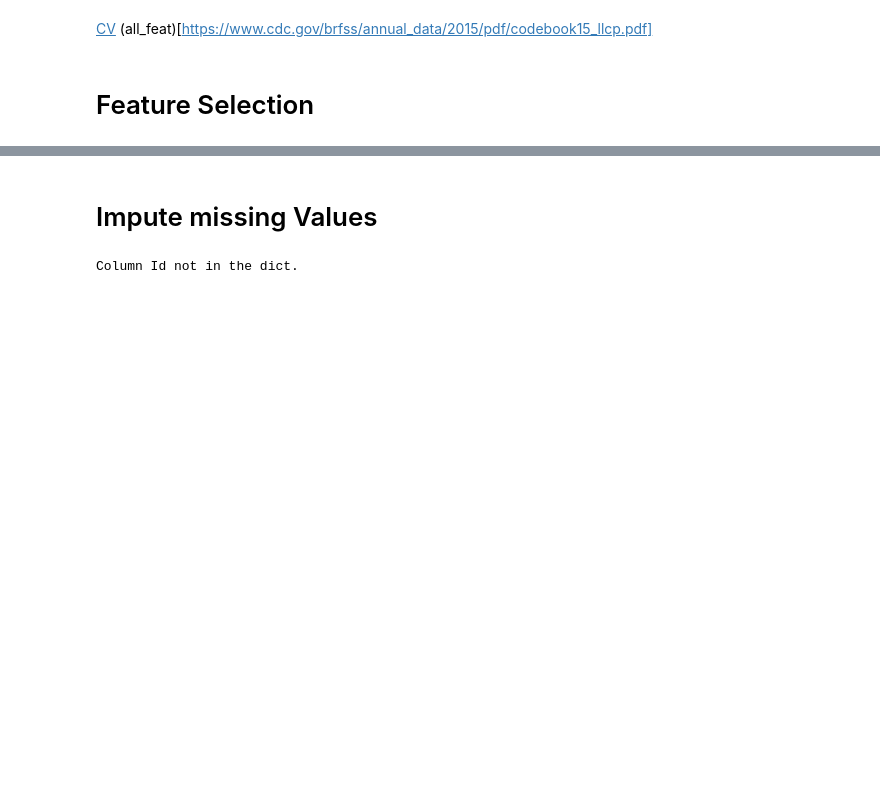
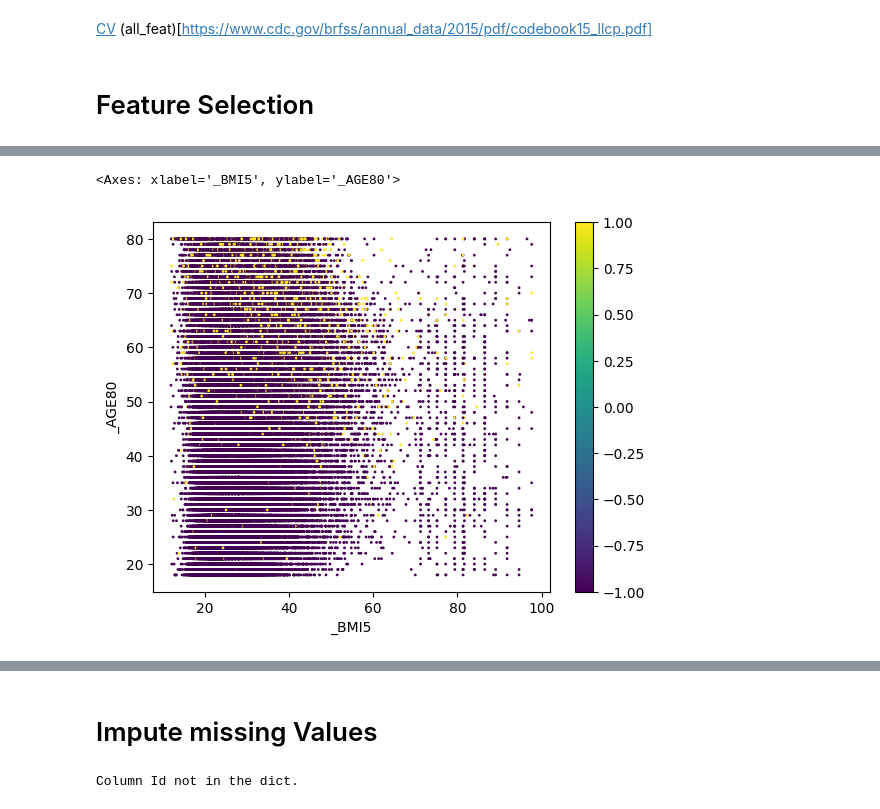
Before and after one commit to 8gabri8/heart_attack_ML, a Jupyter notebook: EDA.ipynb, the cells around one changed output, grey strips where cells are left out. Saved outputs shown, nothing was run; the diff lists cells and outputs as text; code cells hidden in the pictures; blank space fills up the shorter version.

Commit message:
revision variables

```diff
--- a/EDA.ipynb
+++ b/EDA.ipynb
@@ -140,3 +156,14 @@ df_filtered
+# %%
+df_filtered.plot.scatter(x="_BMI5", y="_AGE80", s=1,c=y_train, colormap='viridis')
+
+#DROCDY3_ --> Calculated variable for drink-occasions-per-day
+#FRUTDA1_ --> Calculated variable for fruit intake in times per day
+#_FRUTSUM Calculated variable for total fruits consumed per day
+# MAXVO2_ Calculated variable for estimated age-gender specific maximum oxygen consumption. MAXVO2_is derived from SEX and AGE.
+# FC60_ Calculated variable for estimated functional capacity
+# %% [output]
+<Axes: xlabel='_BMI5', ylabel='_AGE80'>
+[figure, added]
 # %%
 # REMOVE COLS WITH TOO MANY NAN
 
```
Also changed, not shown: parts of 4 cells of this notebook.
